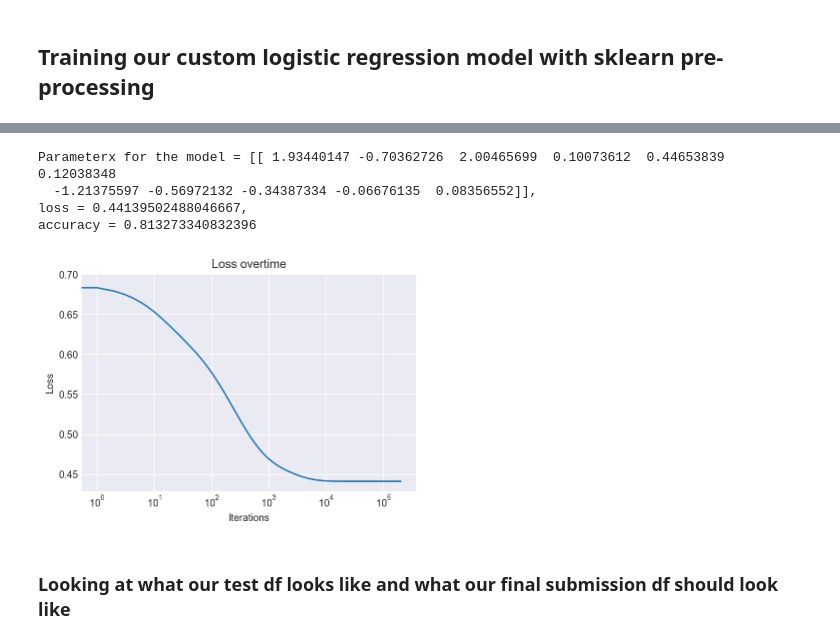
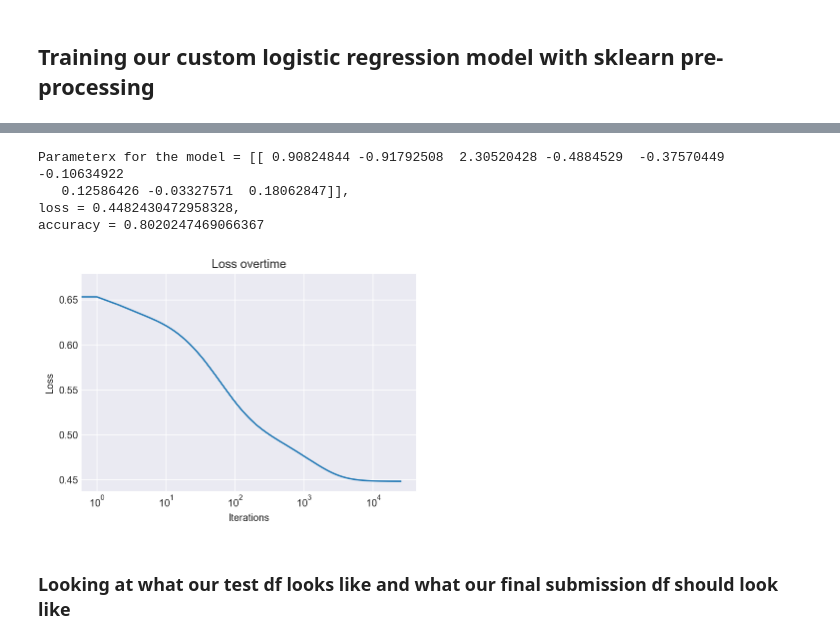
Before and after one commit to SamSamhuns/kaggle_competition_titanic, a Jupyter notebook: titanic_survival_logistic_regr.ipynb, the cells around one changed output, grey strips where cells are left out. Saved outputs shown, nothing was run; the diff lists cells and outputs as text; code cells hidden in the pictures.

Commit message:
Add sklearn logt regr and sklearn rfc

```diff
--- a/titanic_survival_logistic_regr.ipynb
+++ b/titanic_survival_logistic_regr.ipynb
@@ -149,11 +154,14 @@ Now we only have to worry about the missing values for `Age` and `Cabin` columns
 
 We drop the column `Cabin` as it is missing 77% of its values and any imputation methods or attribute generation methods might not be effective.
 # %%
-# Drop rows for the train dataset
+### Drop rows for the train dataset
 train.dropna(subset=['Fare', 'Embarked'], inplace=True)
-# We will not drop any rows for the test dataset as we want to make a survival prediction for all rows
+### We will not drop any rows for the test dataset as we want to make a survival prediction for all rows
 # test.dropna(subset=['Fare', 'Embarked'], inplace=True)
-train.drop(columns=['Cabin'], inplace=True), test.drop(columns=['Cabin'], inplace=True)
+
+### We could drop the Cabin columnnow, but we will create another boolean column stating whether the passenger had a cabin
+# train.drop(columns=['Cabin'], inplace=True), test.drop(columns=['Cabin'], inplace=True)
+
 complete_dataset = pd.concat(objs=[train.drop(columns=['Survived']), test], axis=0)
 complete_dataset.info()
 # %% [output]
@@ -309,0 +320,16 @@ multi_table([train_numerical.head(), test_numerical.head()])
+# %%
+# We drop the hasCabin and Port(Embarked) Feature
+# hasCabin has a high correlation between Deck, so hasCabin can be removed as Deck gives a more detailed level of information
+train_numerical.drop(columns=["hasCabin", "Port"], inplace=True)
+test_numerical.drop(columns=["hasCabin", "Port"], inplace=True)
+
+# Create an X_train and y_train dataset for logistic regression
+# X_train is created by excluding the last Survived column and y_train is created by just using the last column
+try:
+    X_train, y_train = train_numerical.iloc[:,:-1].to_numpy(), train_numerical.iloc[:,-1].to_numpy()
+except:
+    X_train, y_train = train_numerical.iloc[:,:-1].values, train_numerical.iloc[:,-1].values
+y_train = y_train.reshape([y_train.shape[0], 1])
+
+# All NaN values have been removed from the train and test dataset
+print(train.isnull().sum(), test.isnull().sum(), sep='\n')
@@ -330,16 +374,17 @@ class Logistic_regr_linear:
             self.loss.append(util.logistic_loss(X_train, y_train, self.theta_vector) + \
                                                    ((self.lambda_reg/(2*m))*((np.transpose(self.theta_vector[1:])).dot(self.theta_vector[1:]))))
 # %%
-l1 = Logistic_regr_linear(X_train, 200000, 0.019, 0.015)
+# X_train, X_test, y_train, y_test = train_test_split(X_train, y_train, test_size=0.30, random_state=42)
+l1 = Logistic_regr_linear(X_train, 25000, 0.019, 0.99)
 l1.train(X_train, y_train)
 util.plot_loss_curve(l1.loss, l1.epochs, log_mode=True)       # plot loss curve
 util.print_accuracy_best_git_parameters(X_train, y_train, l1) # print final loss and accuracy
 # %% [output]
-Parameterx for the model = [[ 1.93440147 -0.70362726  2.00465699  0.10073612  0.44653839  0.12038348
-  -1.21375597 -0.56972132 -0.34387334 -0.06676135  0.08356552]],
-loss = 0.44139502488046667,
-accuracy = 0.813273340832396
+Parameterx for the model = [[ 0.90824844 -0.91792508  2.30520428 -0.4884529  -0.37570449 -0.10634922
+   0.12586426 -0.03327571  0.18062847]],
+loss = 0.4482430472958328,
+accuracy = 0.8020247469066367
-[figure, old version]
+[figure, new version]
 # %% [markdown]
 ### Looking at what our test df looks like and what our final submission df should look like
 # %%
```
Also changed, not shown: parts of 23 cells of this notebook, 3 other files.
